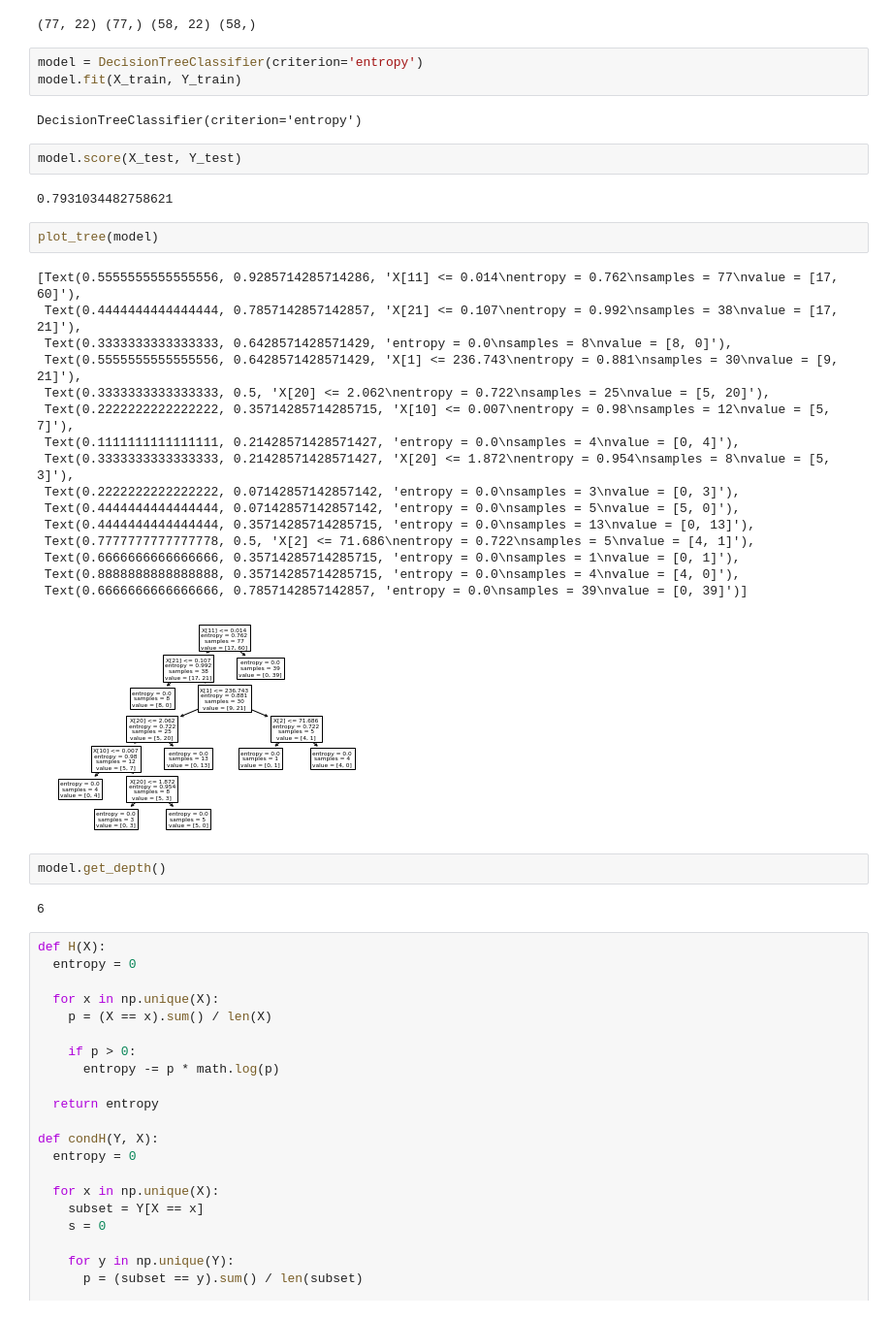
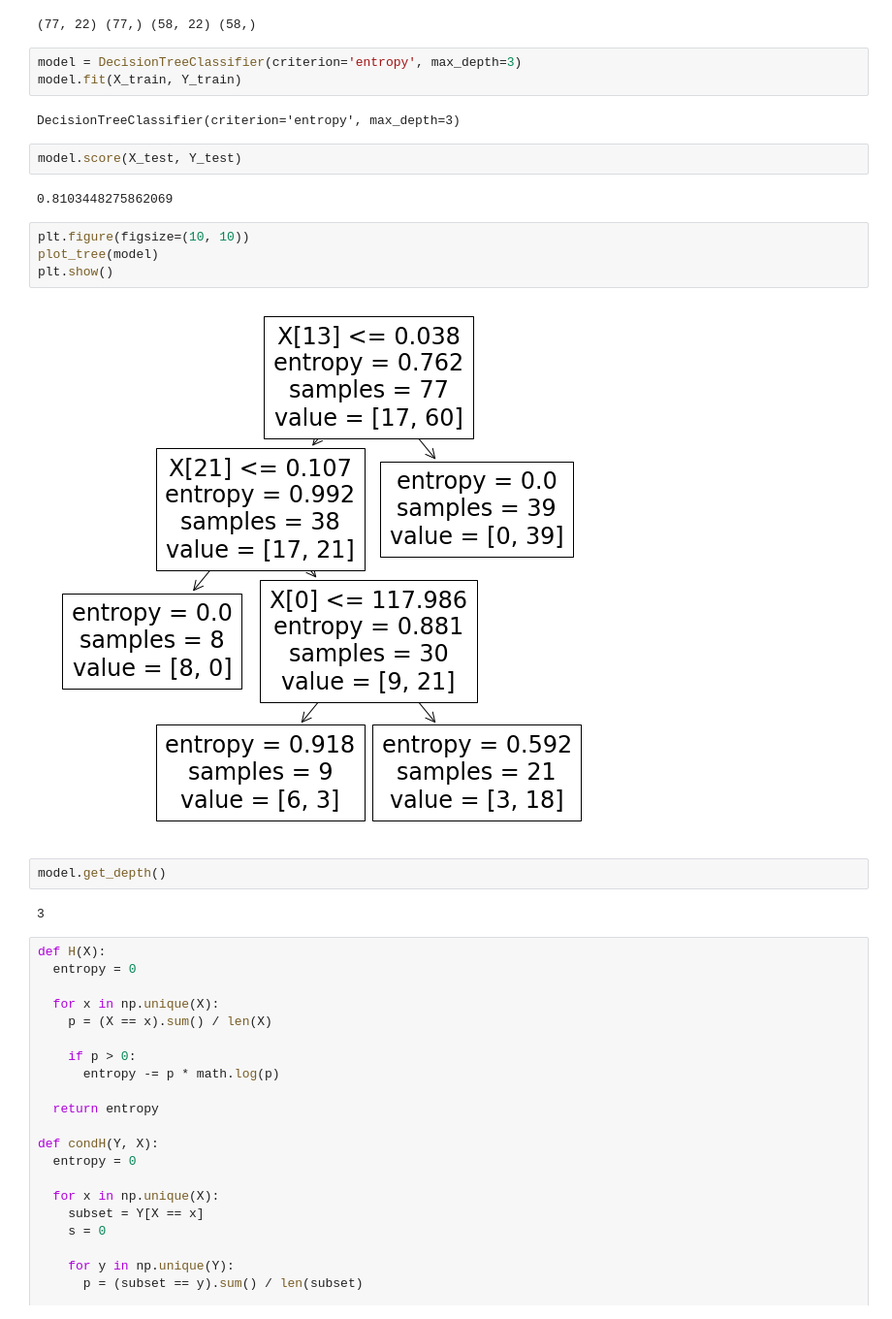
Before and after one commit to Hyperdraw/ai-workshop, a Jupyter notebook: Park_Dataset_Decision_Tree.ipynb, the cells around one changed output. Shown: that part at 97% size. Saved outputs shown, nothing was run; the diff lists cells and outputs as text.

```diff
--- a/Park_Dataset_Decision_Tree.ipynb
+++ b/Park_Dataset_Decision_Tree.ipynb
@@ -15,37 +16,24 @@ print(X_train.shape, Y_train.shape, X_test.shape, Y_test.shape)
 # %% [output]
 (77, 22) (77,) (58, 22) (58,)
 # %%
-model = DecisionTreeClassifier(criterion='entropy')
+model = DecisionTreeClassifier(criterion='entropy', max_depth=3)
 model.fit(X_train, Y_train)
 # %% [output]
-DecisionTreeClassifier(criterion='entropy')
+DecisionTreeClassifier(criterion='entropy', max_depth=3)
 # %%
 model.score(X_test, Y_test)
 # %% [output]
-0.7931034482758621
+0.8103448275862069
-# %%
-plot_tree(model)
-# %% [output]
-[Text(0.5555555555555556, 0.9285714285714286, 'X[11] <= 0.014\nentropy = 0.762\nsamples = 77\nvalue = [17, 60]'),
- Text(0.4444444444444444, 0.7857142857142857, 'X[21] <= 0.107\nentropy = 0.992\nsamples = 38\nvalue = [17, 21]'),
- Text(0.3333333333333333, 0.6428571428571429, 'entropy = 0.0\nsamples = 8\nvalue = [8, 0]'),
- Text(0.5555555555555556, 0.6428571428571429, 'X[1] <= 236.743\nentropy = 0.881\nsamples = 30\nvalue = [9, 21]'),
- Text(0.3333333333333333, 0.5, 'X[20] <= 2.062\nentropy = 0.722\nsamples = 25\nvalue = [5, 20]'),
- Text(0.2222222222222222, 0.35714285714285715, 'X[10] <= 0.007\nentropy = 0.98\nsamples = 12\nvalue = [5, 7]'),
- Text(0.1111111111111111, 0.21428571428571427, 'entropy = 0.0\nsamples = 4\nvalue = [0, 4]'),
- Text(0.3333333333333333, 0.21428571428571427, 'X[20] <= 1.872\nentropy = 0.954\nsamples = 8\nvalue = [5, 3]'),
- Text(0.2222222222222222, 0.07142857142857142, 'entropy = 0.0\nsamples = 3\nvalue = [0, 3]'),
- Text(0.4444444444444444, 0.07142857142857142, 'entropy = 0.0\nsamples = 5\nvalue = [5, 0]'),
- Text(0.4444444444444444, 0.35714285714285715, 'entropy = 0.0\nsamples = 13\nvalue = [0, 13]'),
- Text(0.7777777777777778, 0.5, 'X[2] <= 71.686\nentropy = 0.722\nsamples = 5\nvalue = [4, 1]'),
- Text(0.6666666666666666, 0.35714285714285715, 'entropy = 0.0\nsamples = 1\nvalue = [0, 1]'),
- Text(0.8888888888888888, 0.35714285714285715, 'entropy = 0.0\nsamples = 4\nvalue = [4, 0]'),
- Text(0.6666666666666666, 0.7857142857142857, 'entropy = 0.0\nsamples = 39\nvalue = [0, 39]')]
-[figure, removed]
+# %%
+plt.figure(figsize=(10, 10))
+plot_tree(model)
+plt.show()
+# %% [output]
+[figure, added]
 # %%
 model.get_depth()
 # %% [output]
-6
+3
 # %%
 def H(X):
   entropy = 0
```
Also changed, not shown: parts of 3 cells of this notebook.
